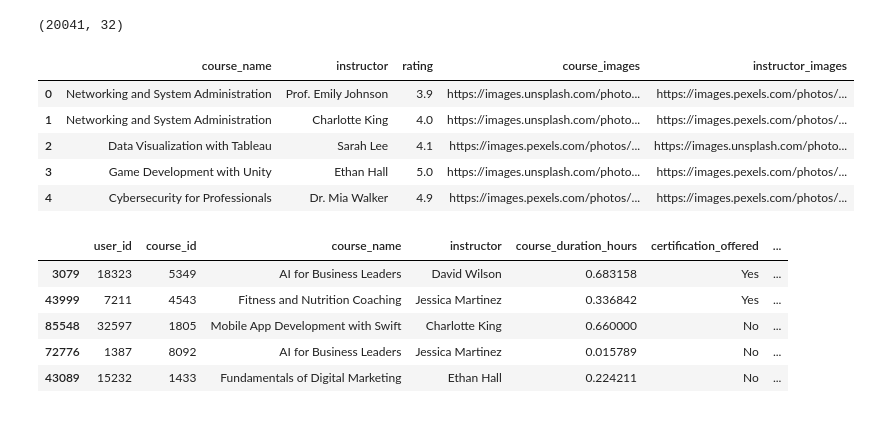
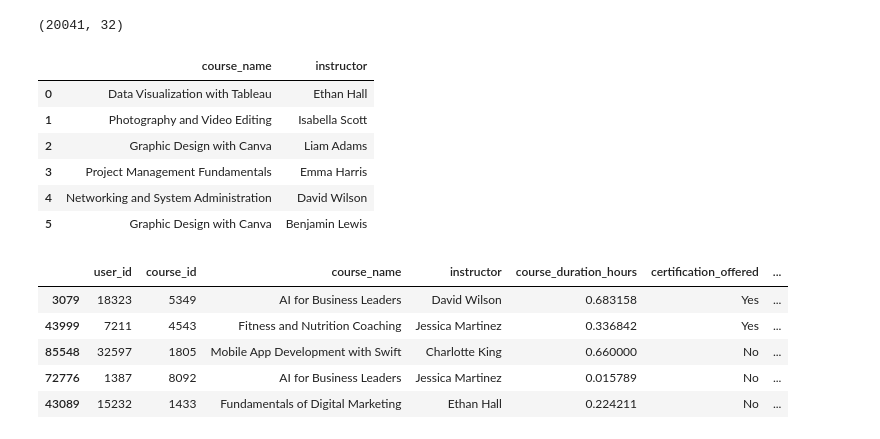
Before and after one commit to Subrat1920/Course-Recommendation, a Jupyter notebook: Notebooks/deep_learning_based_recommendation.ipynb, the cells around one changed output. Cells and saved outputs as stored; diff of their text form; code cells hidden in the pictures.

```diff
--- a/Notebooks/deep_learning_based_recommendation.ipynb
+++ b/Notebooks/deep_learning_based_recommendation.ipynb
@@ -100,7 +100,7 @@ course_embeddings.shape
 # %%
 from sklearn.metrics.pairwise import cosine_similarity
 
-def recommend_dl(course_name, instructor_name, top_n=5):
+def recommend_dl(course_name, instructor_name, top_n=6):
     try:
         course_idx = df[
             (original_df['course_name'] == course_name) &
@@ -119,14 +119,16 @@ def recommend_dl(course_name, instructor_name, top_n=5):
     final_df = final_df.drop(columns=['index'])
     return final_df
 # %%
-recommend_dl("Python for Beginners", "Charlotte King", top_n=5)
+recommends = recommend_dl("Advanced Machine Learning", "Liam Adams", top_n=6)
+recommends[['course_name', 'instructor']]
 # %% [output]
-|  | course_name | instructor | rating | course_images | instructor_images |
-| 0 | Networking and System Administration | Prof. Emily Johnson | 3.9 | https://images.unsplash.com/photo... | https://images.pexels.com/photos/... |
-| 1 | Networking and System Administration | Charlotte King | 4.0 | https://images.unsplash.com/photo... | https://images.pexels.com/photos/... |
-| 2 | Data Visualization with Tableau | Sarah Lee | 4.1 | https://images.pexels.com/photos/... | https://images.unsplash.com/photo... |
-| 3 | Game Development with Unity | Ethan Hall | 5.0 | https://images.unsplash.com/photo... | https://images.pexels.com/photos/... |
-| 4 | Cybersecurity for Professionals | Dr. Mia Walker | 4.9 | https://images.pexels.com/photos/... | https://images.pexels.com/photos/... |
+|  | course_name | instructor |
+| 0 | Data Visualization with Tableau | Ethan Hall |
+| 1 | Photography and Video Editing | Isabella Scott |
+| 2 | Graphic Design with Canva | Liam Adams |
+| 3 | Project Management Fundamentals | Emma Harris |
+| 4 | Networking and System Administration | David Wilson |
+| 5 | Graphic Design with Canva | Benjamin Lewis |
 # %%
 df.sample(5)
 # %% [output]
```
Also changed, not shown: 6 other files.
